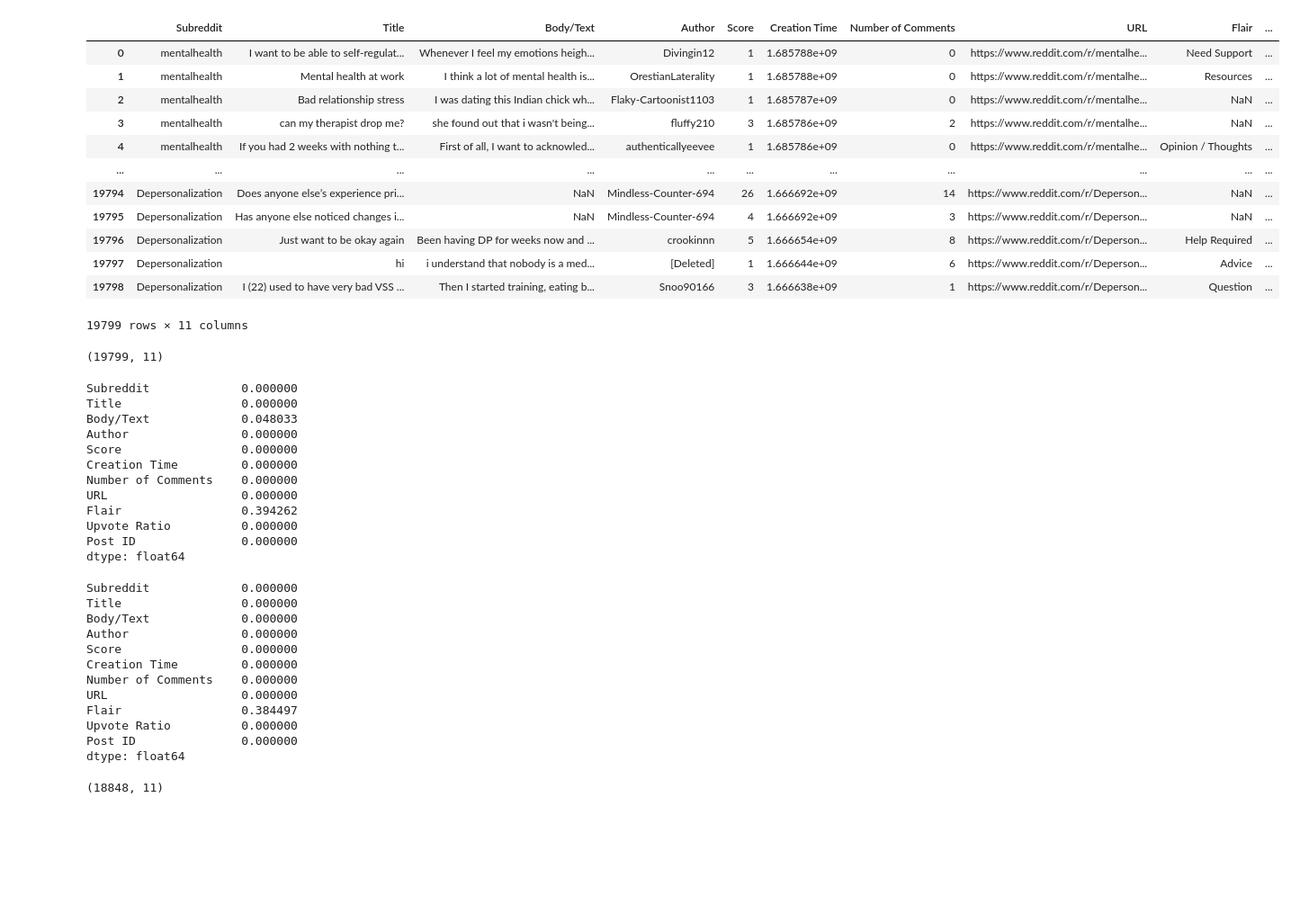
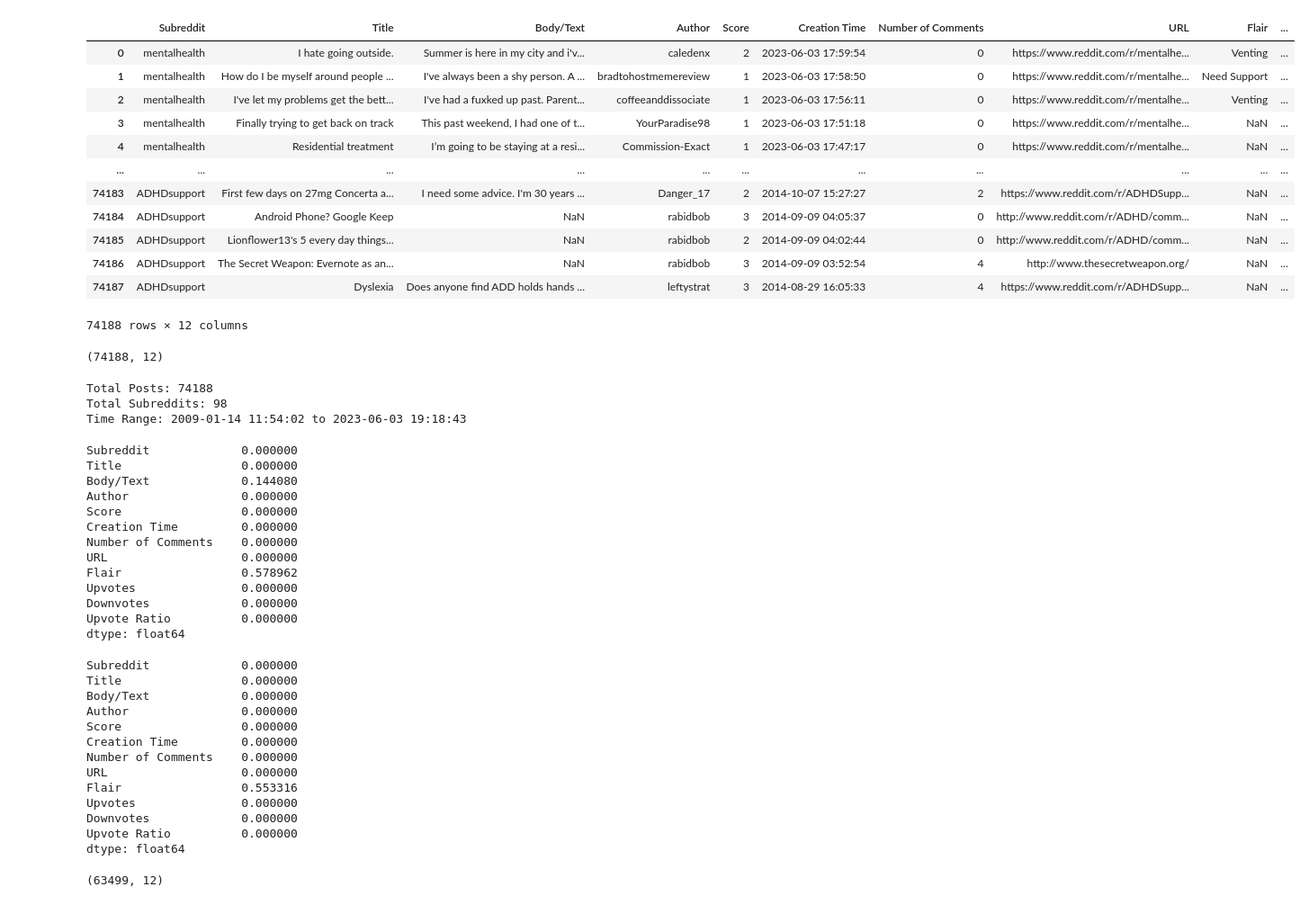
Before and after one commit to AI-PyCoders/Generative-Mental-Health-ChatBot, a Jupyter notebook: EDA.ipynb, the cells around one changed output. Shown at 90% size. Drawn from its saved outputs; the diff is of its cells as text; code cells hidden in the pictures; blank space fills up the shorter version.

```diff
--- a/EDA.ipynb
+++ b/EDA.ipynb
@@ -4,39 +6,52 @@ import matplotlib.pyplot as plt
 from wordcloud import WordCloud
 # %%
-df = pd.read_csv('Datasets/post_data.csv')
+df = pd.read_csv('datasets/subreddit_data.csv')
 df
 # %% [output]
 |  | Subreddit | Title | Body/Text | Author | Score | Creation Time | Number of Comments | URL | Flair | ... |
-| 0 | mentalhealth | I want to be able to self-regulat... | Whenever I feel my emotions heigh... | Divingin12 | 1 | 1.685788e+09 | 0 | https://www.reddit.com/r/mentalhe... | Need Support | ... |
-| 1 | mentalhealth | Mental health at work | I think a lot of mental health is... | OrestianLaterality | 1 | 1.685788e+09 | 0 | https://www.reddit.com/r/mentalhe... | Resources | ... |
-| 2 | mentalhealth | Bad relationship stress | I was dating this Indian chick wh... | Flaky-Cartoonist1103 | 1 | 1.685787e+09 | 0 | https://www.reddit.com/r/mentalhe... | NaN | ... |
-| 3 | mentalhealth | can my therapist drop me? | she found out that i wasn't being... | fluffy210 | 3 | 1.685786e+09 | 2 | https://www.reddit.com/r/mentalhe... | NaN | ... |
-| 4 | mentalhealth | If you had 2 weeks with nothing t... | First of all, I want to acknowled... | authenticallyeevee | 1 | 1.685786e+09 | 0 | https://www.reddit.com/r/mentalhe... | Opinion / Thoughts | ... |
+| 0 | mentalhealth | I hate going outside. | Summer is here in my city and i'v... | caledenx | 2 | 2023-06-03 17:59:54 | 0 | https://www.reddit.com/r/mentalhe... | Venting | ... |
+| 1 | mentalhealth | How do I be myself around people ... | I've always been a shy person. A ... | bradtohostmemereview | 1 | 2023-06-03 17:58:50 | 0 | https://www.reddit.com/r/mentalhe... | Need Support | ... |
+| 2 | mentalhealth | I've let my problems get the bett... | I've had a fuxked up past. Parent... | coffeeanddissociate | 1 | 2023-06-03 17:56:11 | 0 | https://www.reddit.com/r/mentalhe... | Venting | ... |
+| 3 | mentalhealth | Finally trying to get back on track | This past weekend, I had one of t... | YourParadise98 | 1 | 2023-06-03 17:51:18 | 0 | https://www.reddit.com/r/mentalhe... | NaN | ... |
+| 4 | mentalhealth | Residential treatment | I’m going to be staying at a resi... | Commission-Exact | 1 | 2023-06-03 17:47:17 | 0 | https://www.reddit.com/r/mentalhe... | NaN | ... |
 | ... | ... | ... | ... | ... | ... | ... | ... | ... | ... | ... |
-| 19794 | Depersonalization | Does anyone else’s experience pri... | NaN | Mindless-Counter-694 | 26 | 1.666692e+09 | 14 | https://www.reddit.com/r/Deperson... | NaN | ... |
-| 19795 | Depersonalization | Has anyone else noticed changes i... | NaN | Mindless-Counter-694 | 4 | 1.666692e+09 | 3 | https://www.reddit.com/r/Deperson... | NaN | ... |
-| 19796 | Depersonalization | Just want to be okay again | Been having DP for weeks now and ... | crookinnn | 5 | 1.666654e+09 | 8 | https://www.reddit.com/r/Deperson... | Help Required | ... |
-| 19797 | Depersonalization | hi | i understand that nobody is a med... | [Deleted] | 1 | 1.666644e+09 | 6 | https://www.reddit.com/r/Deperson... | Advice | ... |
-| 19798 | Depersonalization | I (22) used to have very bad VSS ... | Then I started training, eating b... | Snoo90166 | 3 | 1.666638e+09 | 1 | https://www.reddit.com/r/Deperson... | Question | ... |
+| 74183 | ADHDsupport | First few days on 27mg Concerta a... | I need some advice. I'm 30 years ... | Danger_17 | 2 | 2014-10-07 15:27:27 | 2 | https://www.reddit.com/r/ADHDSupp... | NaN | ... |
+| 74184 | ADHDsupport | Android Phone? Google Keep | NaN | rabidbob | 3 | 2014-09-09 04:05:37 | 0 | http://www.reddit.com/r/ADHD/comm... | NaN | ... |
+| 74185 | ADHDsupport | Lionflower13's 5 every day things... | NaN | rabidbob | 2 | 2014-09-09 04:02:44 | 0 | http://www.reddit.com/r/ADHD/comm... | NaN | ... |
+| 74186 | ADHDsupport | The Secret Weapon: Evernote as an... | NaN | rabidbob | 3 | 2014-09-09 03:52:54 | 4 | http://www.thesecretweapon.org/ | NaN | ... |
+| 74187 | ADHDsupport | Dyslexia | Does anyone find ADD holds hands ... | leftystrat | 3 | 2014-08-29 16:05:33 | 4 | https://www.reddit.com/r/ADHDSupp... | NaN | ... |
-19799 rows × 11 columns
+74188 rows × 12 columns
 # %%
 df.shape
 # %% [output]
-(19799, 11)
+(74188, 12)
+# %%
+# Data Overview
+num_posts = len(df)
+num_subreddits = len(df['Subreddit'].unique())
+time_range = f"{df['Creation Time'].min()} to {df['Creation Time'].max()}"
+print(f"Total Posts: {num_posts}")
+print(f"Total Subreddits: {num_subreddits}")
+print(f"Time Range: {time_range}")
+# %% [output]
+Total Posts: 74188
+Total Subreddits: 98
+Time Range: 2009-01-14 11:54:02 to 2023-06-03 19:18:43
 # %%
 df.isnull().mean()
 # %% [output]
 Subreddit             0.000000
 Title                 0.000000
-Body/Text             0.048033
+Body/Text             0.144080
 Author                0.000000
 Score                 0.000000
 Creation Time         0.000000
 Number of Comments    0.000000
 URL                   0.000000
-Flair                 0.394262
+Flair                 0.578962
+Upvotes               0.000000
+Downvotes             0.000000
 Upvote Ratio          0.000000
-Post ID               0.000000
 dtype: float64
 # %%
 df = df.dropna(subset=['Body/Text'])
@@ -50,14 +65,15 @@ Score                 0.000000
 Creation Time         0.000000
 Number of Comments    0.000000
 URL                   0.000000
-Flair                 0.384497
+Flair                 0.553316
+Upvotes               0.000000
+Downvotes             0.000000
 Upvote Ratio          0.000000
-Post ID               0.000000
 dtype: float64
 # %%
 df.shape
 # %% [output]
-(18848, 11)
+(63499, 12)
 # %%
 df.duplicated().sum()
 # %% [output]
```
Also changed, not shown: parts of 29 cells of this notebook, 2 other files.
